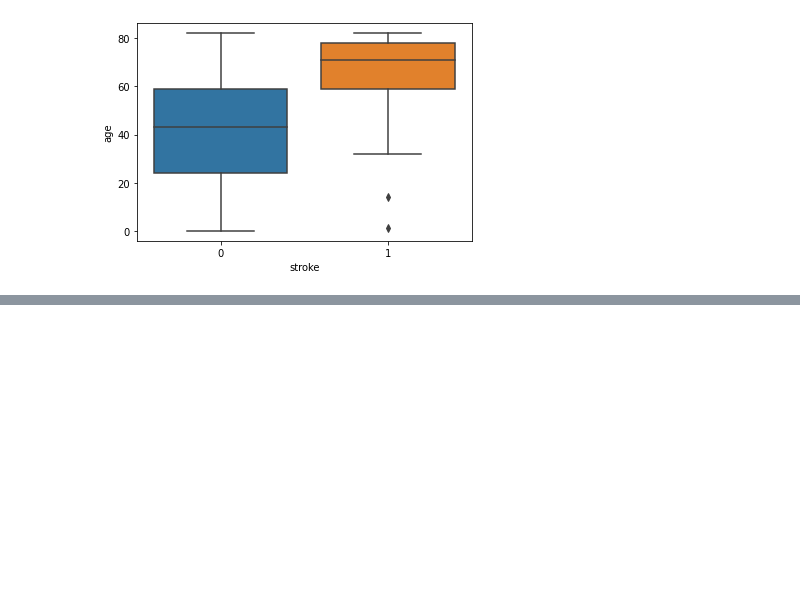
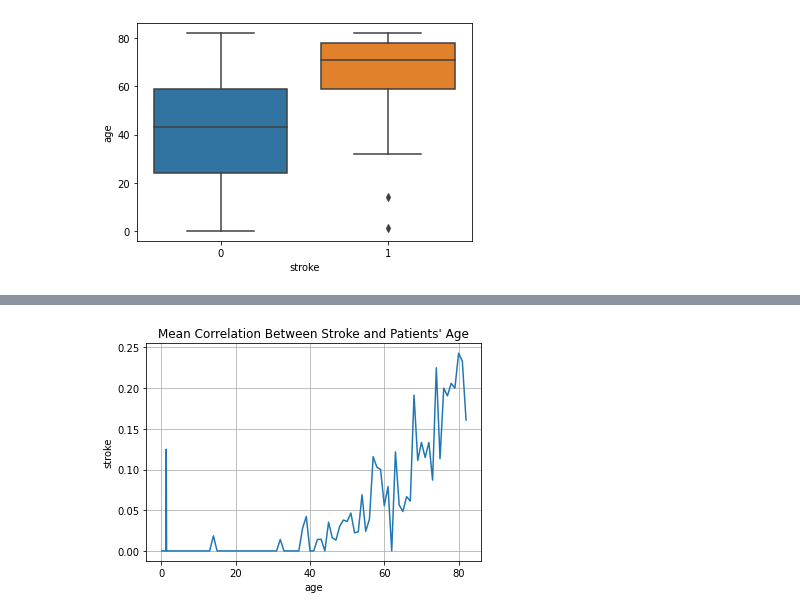
Before and after one commit to norgel/Analysis-of-Stroke-Patients, a Jupyter notebook: Patient_Analysis_of_Stroke_Pre_Post_Assessment.ipynb, the cells around one changed output, grey strips where cells are left out. Saved outputs shown, nothing was run; the diff lists cells and outputs as text; code cells hidden in the pictures; blank space fills up the shorter version.

```diff
--- a/Patient_Analysis_of_Stroke_Pre_Post_Assessment.ipynb
+++ b/Patient_Analysis_of_Stroke_Pre_Post_Assessment.ipynb
@@ -575,0 +617,6 @@ sns.boxplot(x='stroke', y='age', data=df_ml);
+# %%
+sns.lineplot(data=df_ml, x='age', y='stroke', ci=None)
+plt.title("Mean Correlation Between Stroke and Patients' Age")
+plt.grid();
+# %% [output]
+[figure, added]
```
Also changed, not shown: parts of 11 cells of this notebook.
